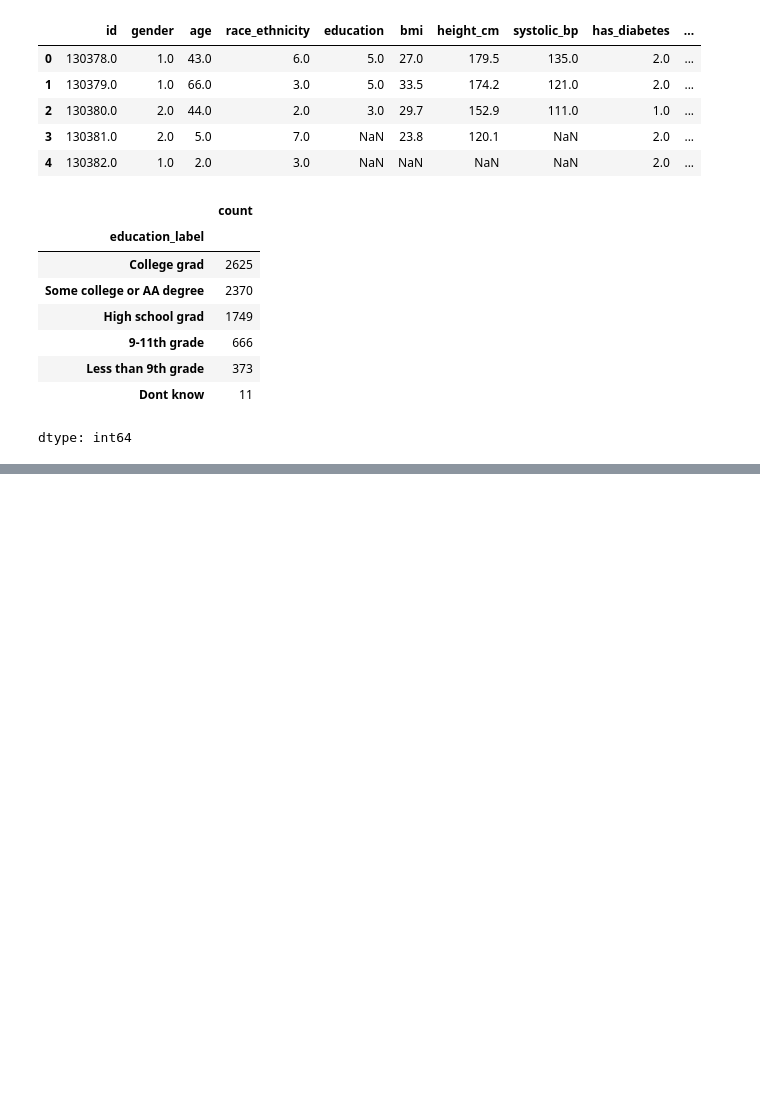
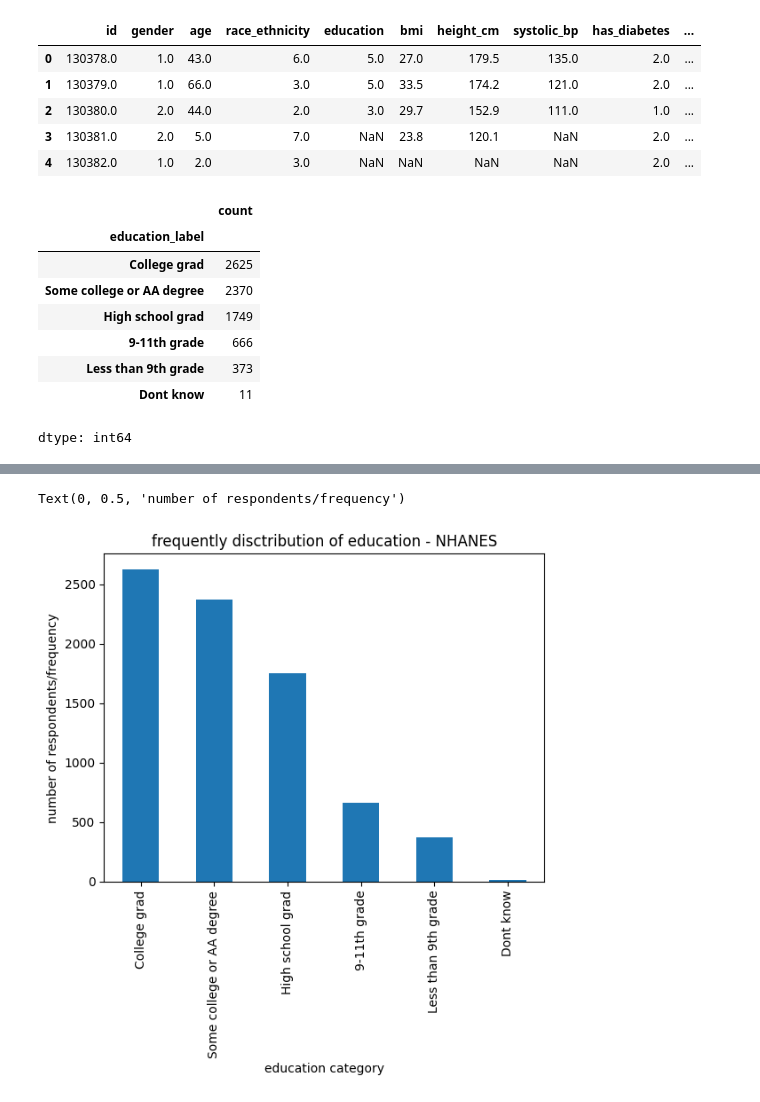
Before and after one commit to Ghazal-Rouhani/DSC_110, a Jupyter notebook: Data_summarization_and_visualization_10_12_2026.ipynb, the cells around one changed output, grey strips where cells are left out. Saved outputs shown, nothing was run; the diff lists cells and outputs as text; code cells hidden in the pictures; blank space fills up the shorter version.

```diff
--- a/Data_summarization_and_visualization_10_12_2026.ipynb
+++ b/Data_summarization_and_visualization_10_12_2026.ipynb
@@ -54,0 +172,8 @@ dtype: int64
+# %%
+df['education_label'].value_counts().plot(kind='bar')
+plt.title('frequently disctribution of education - NHANES')
+plt.xlabel('education category')
+plt.ylabel('number of respondents/frequency')
+# %% [output]
+Text(0, 0.5, 'number of respondents/frequency')
+[figure, added]
```
Also changed, not shown: parts of 28 cells of this notebook.
